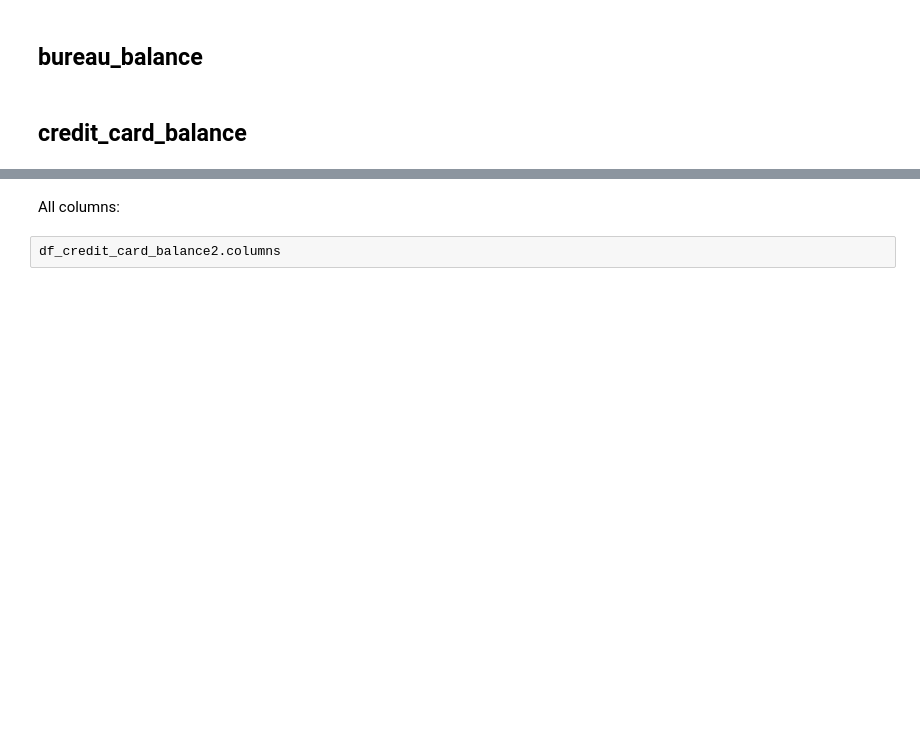
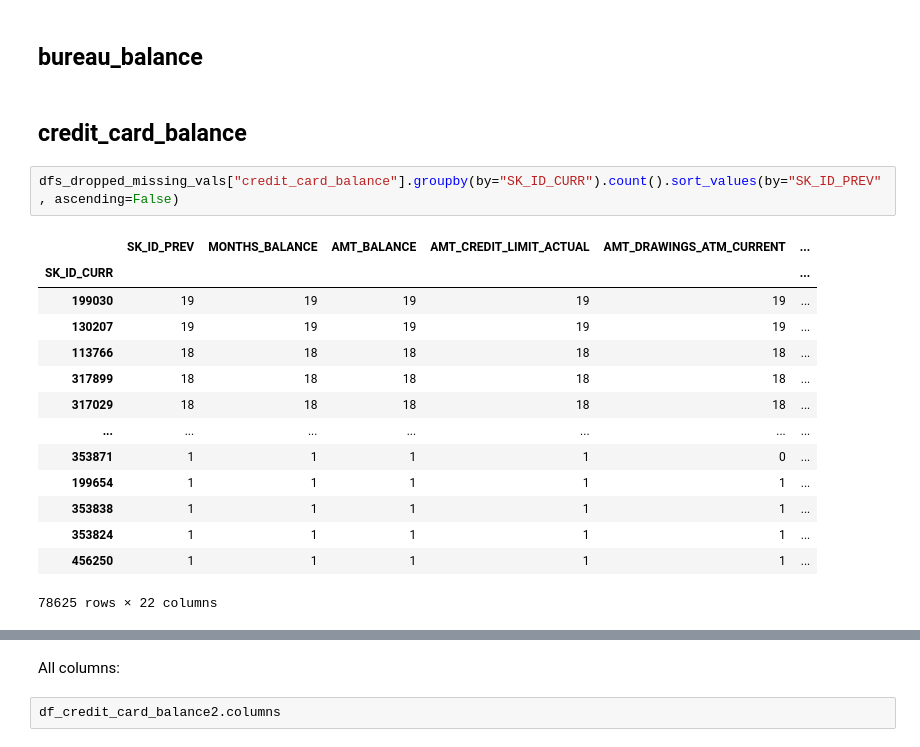
Before and after one commit to chris14jan/hcdr, a Jupyter notebook: notebooks/EDA_CM.ipynb, the cells around one changed output, grey strips where cells are left out. Saved outputs shown, nothing was run; the diff lists cells and outputs as text; blank space fills up the shorter version.

```diff
--- a/notebooks/EDA_CM.ipynb
+++ b/notebooks/EDA_CM.ipynb
@@ -418,4 +191,21 @@ ValueError: Invalid file path or buffer object type: <class 'method'>
 ## bureau_balance
 # %% [markdown]
 ## credit_card_balance
+# %%
+dfs_dropped_missing_vals["credit_card_balance"].groupby(by="SK_ID_CURR").count().sort_values(by="SK_ID_PREV", ascending=False)
+# %% [output]
+|  | SK_ID_PREV | MONTHS_BALANCE | AMT_BALANCE | AMT_CREDIT_LIMIT_ACTUAL | AMT_DRAWINGS_ATM_CURRENT | ... |
+| SK_ID_CURR |  |  |  |  |  | ... |
+| 199030 | 19 | 19 | 19 | 19 | 19 | ... |
+| 130207 | 19 | 19 | 19 | 19 | 19 | ... |
+| 113766 | 18 | 18 | 18 | 18 | 18 | ... |
+| 317899 | 18 | 18 | 18 | 18 | 18 | ... |
+| 317029 | 18 | 18 | 18 | 18 | 18 | ... |
+| ... | ... | ... | ... | ... | ... | ... |
+| 353871 | 1 | 1 | 1 | 1 | 0 | ... |
+| 199654 | 1 | 1 | 1 | 1 | 1 | ... |
+| 353838 | 1 | 1 | 1 | 1 | 1 | ... |
+| 353824 | 1 | 1 | 1 | 1 | 1 | ... |
+| 456250 | 1 | 1 | 1 | 1 | 1 | ... |
+78625 rows × 22 columns
 # %%
```
Also changed, not shown: parts of 41 cells of this notebook, 1 other file.
